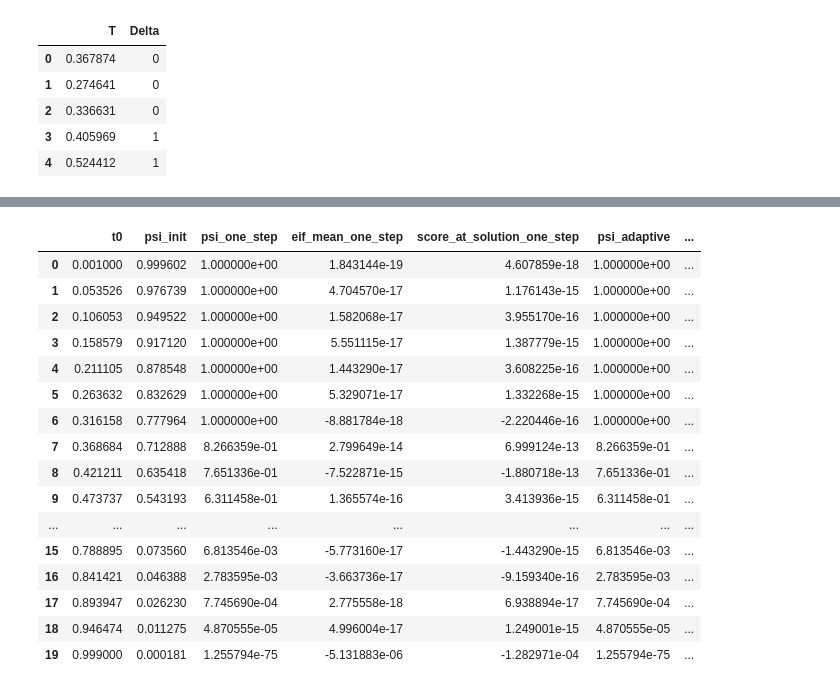
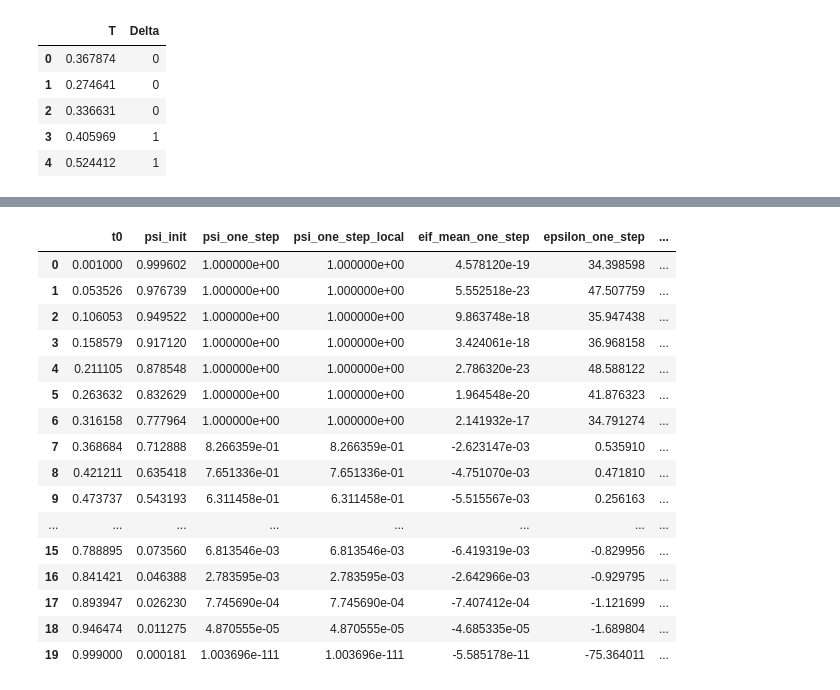
Before and after one commit to zhengpu-berkeley/HALDensity, a Jupyter notebook: examples/HAL-TMLE-RC/iter-hal-tmle.ipynb, the cells around one changed output, grey strips where cells are left out. Cells and saved outputs as stored; diff of their text form; code cells hidden in the pictures.

```diff
--- a/examples/HAL-TMLE-RC/iter-hal-tmle.ipynb
+++ b/examples/HAL-TMLE-RC/iter-hal-tmle.ipynb
@@ -69,11 +69,10 @@ SURVIVAL_CLIP = 1e-8
 EPS_BRACKET_START = 0.25
 EPS_BRACKET_GROWTH = 2.0
 EPS_BRACKET_MAX = 16.0
-EPS_FALLBACK_BOUNDS = (-50.0, 50.0)
+EPS_FALLBACK_BOUNDS = (-90.0, 90.0)
 MAX_ITER = 25
 MIN_ABS_EPS = 1e-8
 MIN_SCORE_TOL = 1e-15
-ONE_STEP_EIF_GATE = 1e-10
 TARGET_TIMES = np.linspace(0.001, 0.999, 20)
 FOCUS_T0 = 0.85
 
@@ -710,58 +675,73 @@ curve_one_step = right_censored_survival_targeting_M_step(
     store_pointwise_arrays=False,
 )['summary'].copy()
 
-curve_adaptive_summary, curve_adaptive_results = adaptive_iterate_tmle_curve(
+curve_iterative_summary, curve_iterative_results = iterative_tmle_curve_from_initial(
     initial_fit=initial_fit,
     censoring_cache=censoring_cache,
     observed_data=data,
-    one_step_summary=curve_one_step,
-    eif_gate=ONE_STEP_EIF_GATE,
+    targeting_points=TARGET_TIMES,
     survival_clip=SURVIVAL_CLIP,
     max_iter=MAX_ITER,
     min_abs_eps=MIN_ABS_EPS,
     min_score_tol=MIN_SCORE_TOL,
     eps_bracket_start=EPS_BRACKET_START,
     eps_bracket_growth=EPS_BRACKET_GROWTH,
     eps_bracket_max=EPS_BRACKET_MAX,
     eps_fallback_bounds=EPS_FALLBACK_BOUNDS,
 )
+curve_step1_summary = pd.DataFrame(
+    [summarize_tmle_step(result, step=1, n_obs=data.shape[0]) for result in curve_iterative_results]
+)
 
 curve_comparison = curve_one_step[
-    ['t0', 'psi_init', 'psi_star', 'eif_mean', 'score_at_solution']
+    ['t0', 'psi_init', 'psi_star']
 ].rename(
     columns={
         'psi_star': 'psi_one_step',
-        'eif_mean': 'eif_mean_one_step',
-        'score_at_solution': 'score_at_solution_one_step',
     }
 ).merge(
-    curve_adaptive_summary[
-        ['t0', 'psi_star', 'eif_mean_final', 'n_iterations', 'stop_reason', 'used_iterative', 'decision_reason', 'one_step_abs_eif', 'one_step_eif_gate']
+    curve_step1_summary[
+        ['t0', 'psi_star', 'eif_mean', 'epsilon', 'sigma_over_sqrtnlogn']
     ].rename(
         columns={
-            'psi_star': 'psi_adaptive',
-            'eif_mean_final': 'eif_mean_adaptive',
+            'psi_star': 'psi_one_step_local',
+            'eif_mean': 'eif_mean_one_step',
+            'epsilon': 'epsilon_one_step',
+            'sigma_over_sqrtnlogn': 'sigma_over_sqrtnlogn_one_step',
+        }
+    ),
+    on='t0',
+    how='left',
+).merge(
+    curve_iterative_summary[
+        ['t0', 'psi_star', 'eif_mean_final', 'n_iterations', 'continued_past_one_step', 'epsilon_last', 'threshold_final']
+    ].rename(
+        columns={
+            'psi_star': 'psi_iterative',
+            'eif_mean_final': 'eif_mean_iterative',
+            'epsilon_last': 'epsilon_iterative_last',
+            'threshold_final': 'threshold_iterative',
         }
     ),
     on='t0',
     how='left',
 )
 curve_comparison
 # %% [output]
-|  | t0 | psi_init | psi_one_step | eif_mean_one_step | score_at_solution_one_step | psi_adaptive | ... |
-| 0 | 0.001000 | 0.999602 | 1.000000e+00 | 1.843144e-19 | 4.607859e-18 | 1.000000e+00 | ... |
-| 1 | 0.053526 | 0.976739 | 1.000000e+00 | 4.704570e-17 | 1.176143e-15 | 1.000000e+00 | ... |
-| 2 | 0.106053 | 0.949522 | 1.000000e+00 | 1.582068e-17 | 3.955170e-16 | 1.000000e+00 | ... |
-| 3 | 0.158579 | 0.917120 | 1.000000e+00 | 5.551115e-17 | 1.387779e-15 | 1.000000e+00 | ... |
-| 4 | 0.211105 | 0.878548 | 1.000000e+00 | 1.443290e-17 | 3.608225e-16 | 1.000000e+00 | ... |
-| 5 | 0.263632 | 0.832629 | 1.000000e+00 | 5.329071e-17 | 1.332268e-15 | 1.000000e+00 | ... |
-| 6 | 0.316158 | 0.777964 | 1.000000e+00 | -8.881784e-18 | -2.220446e-16 | 1.000000e+00 | ... |
-| 7 | 0.368684 | 0.712888 | 8.266359e-01 | 2.799649e-14 | 6.999124e-13 | 8.266359e-01 | ... |
-| 8 | 0.421211 | 0.635418 | 7.651336e-01 | -7.522871e-15 | -1.880718e-13 | 7.651336e-01 | ... |
-| 9 | 0.473737 | 0.543193 | 6.311458e-01 | 1.365574e-16 | 3.413936e-15 | 6.311458e-01 | ... |
+|  | t0 | psi_init | psi_one_step | psi_one_step_local | eif_mean_one_step | epsilon_one_step | ... |
+| 0 | 0.001000 | 0.999602 | 1.000000e+00 | 1.000000e+00 | 4.578120e-19 | 34.398598 | ... |
+| 1 | 0.053526 | 0.976739 | 1.000000e+00 | 1.000000e+00 | 5.552518e-23 | 47.507759 | ... |
+| 2 | 0.106053 | 0.949522 | 1.000000e+00 | 1.000000e+00 | 9.863748e-18 | 35.947438 | ... |
+| 3 | 0.158579 | 0.917120 | 1.000000e+00 | 1.000000e+00 | 3.424061e-18 | 36.968158 | ... |
+| 4 | 0.211105 | 0.878548 | 1.000000e+00 | 1.000000e+00 | 2.786320e-23 | 48.588122 | ... |
+| 5 | 0.263632 | 0.832629 | 1.000000e+00 | 1.000000e+00 | 1.964548e-20 | 41.876323 | ... |
+| 6 | 0.316158 | 0.777964 | 1.000000e+00 | 1.000000e+00 | 2.141932e-17 | 34.791274 | ... |
+| 7 | 0.368684 | 0.712888 | 8.266359e-01 | 8.266359e-01 | -2.623147e-03 | 0.535910 | ... |
+| 8 | 0.421211 | 0.635418 | 7.651336e-01 | 7.651336e-01 | -4.751070e-03 | 0.471810 | ... |
+| 9 | 0.473737 | 0.543193 | 6.311458e-01 | 6.311458e-01 | -5.515567e-03 | 0.256163 | ... |
 | ... | ... | ... | ... | ... | ... | ... | ... |
-| 15 | 0.788895 | 0.073560 | 6.813546e-03 | -5.773160e-17 | -1.443290e-15 | 6.813546e-03 | ... |
-| 16 | 0.841421 | 0.046388 | 2.783595e-03 | -3.663736e-17 | -9.159340e-16 | 2.783595e-03 | ... |
-| 17 | 0.893947 | 0.026230 | 7.745690e-04 | 2.775558e-18 | 6.938894e-17 | 7.745690e-04 | ... |
-| 18 | 0.946474 | 0.011275 | 4.870555e-05 | 4.996004e-17 | 1.249001e-15 | 4.870555e-05 | ... |
-| 19 | 0.999000 | 0.000181 | 1.255794e-75 | -5.131883e-06 | -1.282971e-04 | 1.255794e-75 | ... |
+| 15 | 0.788895 | 0.073560 | 6.813546e-03 | 6.813546e-03 | -6.419319e-03 | -0.829956 | ... |
+| 16 | 0.841421 | 0.046388 | 2.783595e-03 | 2.783595e-03 | -2.642966e-03 | -0.929795 | ... |
+| 17 | 0.893947 | 0.026230 | 7.745690e-04 | 7.745690e-04 | -7.407412e-04 | -1.121699 | ... |
+| 18 | 0.946474 | 0.011275 | 4.870555e-05 | 4.870555e-05 | -4.685335e-05 | -1.689804 | ... |
+| 19 | 0.999000 | 0.000181 | 1.003696e-111 | 1.003696e-111 | -5.585178e-11 | -75.364011 | ... |
```
Also changed, not shown: parts of 10 cells of this notebook, 6 other files.
